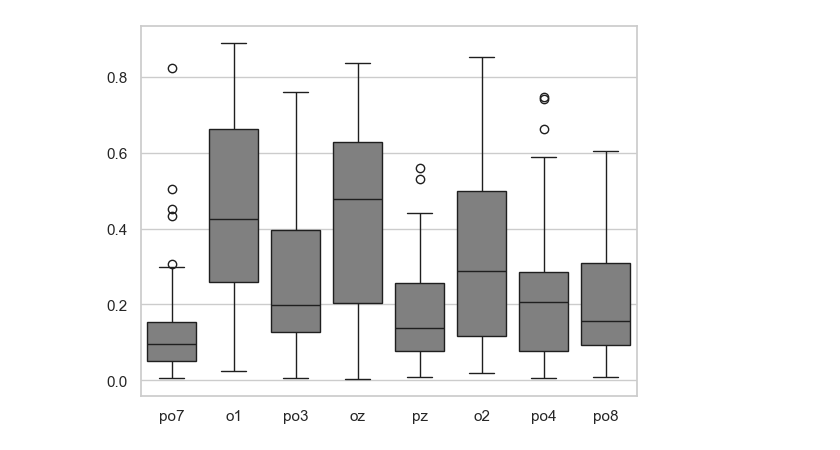
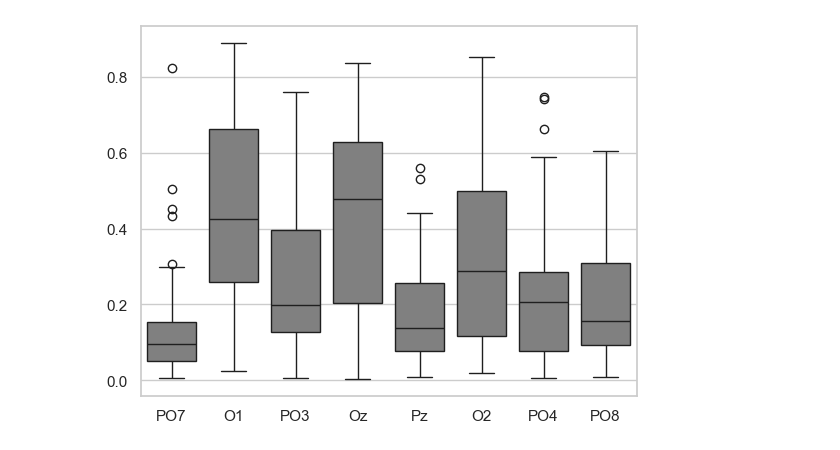
Before and after one commit to TimBerti/ssvep-cvd, a Jupyter notebook: notebooks/cca_ceofficients.ipynb, the cells around one changed output. Saved outputs shown, nothing was run; the diff lists cells and outputs as text; code cells hidden in the pictures.

```diff
--- a/notebooks/cca_ceofficients.ipynb
+++ b/notebooks/cca_ceofficients.ipynb
@@ -54,7 +54,7 @@ def process_directory_list(directory_list):
 directory_list = ['2024-01-12', '2024-01-19', '2024-01-22']
 df = process_directory_list(directory_list)
 # %%
-df.columns = ['severity', 'po7', 'o1', 'po3', 'oz', 'pz', 'o2', 'po4', 'po8']
+df.columns = ['severity', 'PO7', 'O1', 'PO3', 'Oz', 'Pz', 'O2', 'PO4', 'PO8']
 print(df.shape)
 df.head()
 # %% [output]
@@ -72,4 +72,4 @@ sns.boxplot(data=df[df['severity'] == 0][['po7', 'o1', 'po3', 'oz', 'pz', 'o2',
 # %%
-sns.boxplot(data=df[df['severity'] > 0.5][['po7', 'o1', 'po3', 'oz', 'pz', 'o2', 'po4', 'po8']], color='grey');
+sns.boxplot(data=df[df['severity'] > 0.5][['PO7', 'O1', 'PO3', 'Oz', 'Pz', 'O2', 'PO4', 'PO8']], color='grey');
 # %% [output]
-[figure, old version]
+[figure, new version]
```
Also changed, not shown: parts of 2 cells of this notebook, 1 other file.
